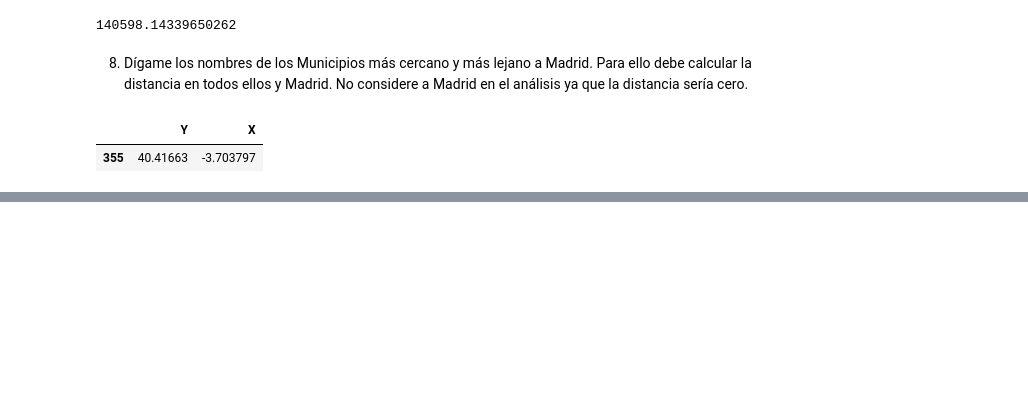
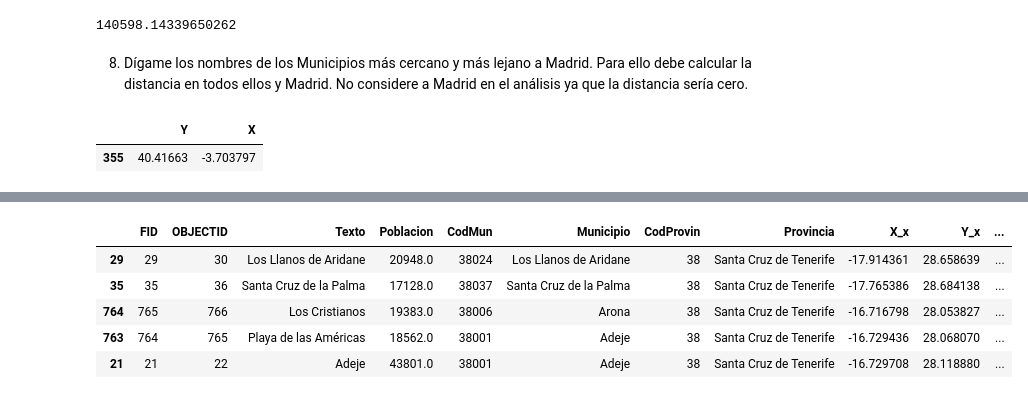
Before and after one commit to renatocoronado/laboratorio3, a Jupyter notebook: laboratorio_3.ipynb, the cells around one changed output, grey strips where cells are left out. Saved outputs shown, nothing was run; the diff lists cells and outputs as text; code cells hidden in the pictures; blank space fills up the shorter version.

```diff
--- a/laboratorio_3.ipynb
+++ b/laboratorio_3.ipynb
@@ -231,0 +310,9 @@ coordenadas_madrid
+# %%
+data_8.sort_values(by=['distancia_a_madrid'], ascending=False).head(5)
+# %% [output]
+|  | FID | OBJECTID | Texto | Poblacion | CodMun | Municipio | CodProvin | Provincia | X_x | Y_x | ... |
+| 29 | 29 | 30 | Los Llanos de Aridane | 20948.0 | 38024 | Los Llanos de Aridane | 38 | Santa Cruz de Tenerife | -17.914361 | 28.658639 | ... |
+| 35 | 35 | 36 | Santa Cruz de la Palma | 17128.0 | 38037 | Santa Cruz de la Palma | 38 | Santa Cruz de Tenerife | -17.765386 | 28.684138 | ... |
+| 764 | 765 | 766 | Los Cristianos | 19383.0 | 38006 | Arona | 38 | Santa Cruz de Tenerife | -16.716798 | 28.053827 | ... |
+| 763 | 764 | 765 | Playa de las Américas | 18562.0 | 38001 | Adeje | 38 | Santa Cruz de Tenerife | -16.729436 | 28.068070 | ... |
+| 21 | 21 | 22 | Adeje | 43801.0 | 38001 | Adeje | 38 | Santa Cruz de Tenerife | -16.729708 | 28.118880 | ... |
```
Also changed, not shown: parts of 19 cells of this notebook.
